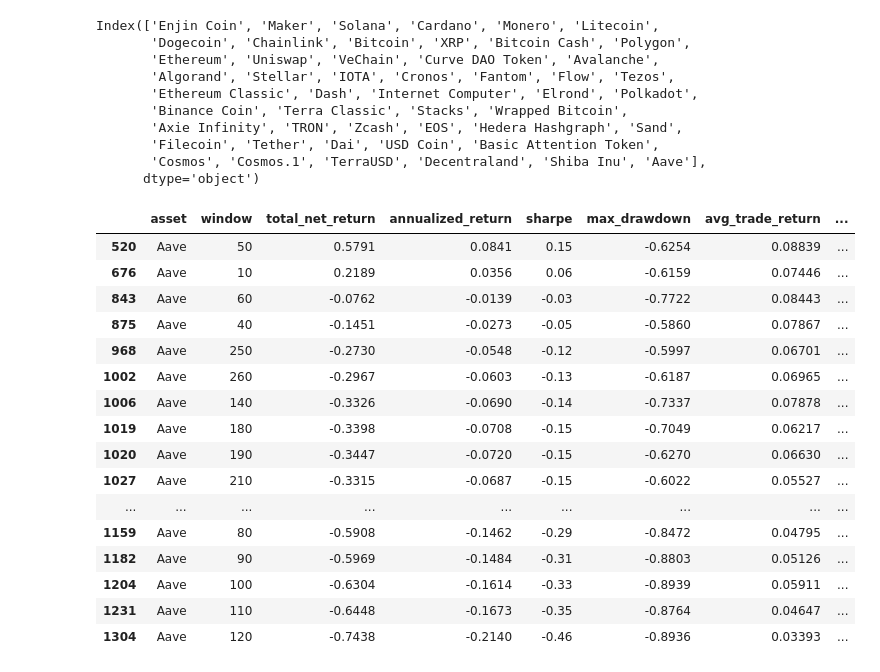
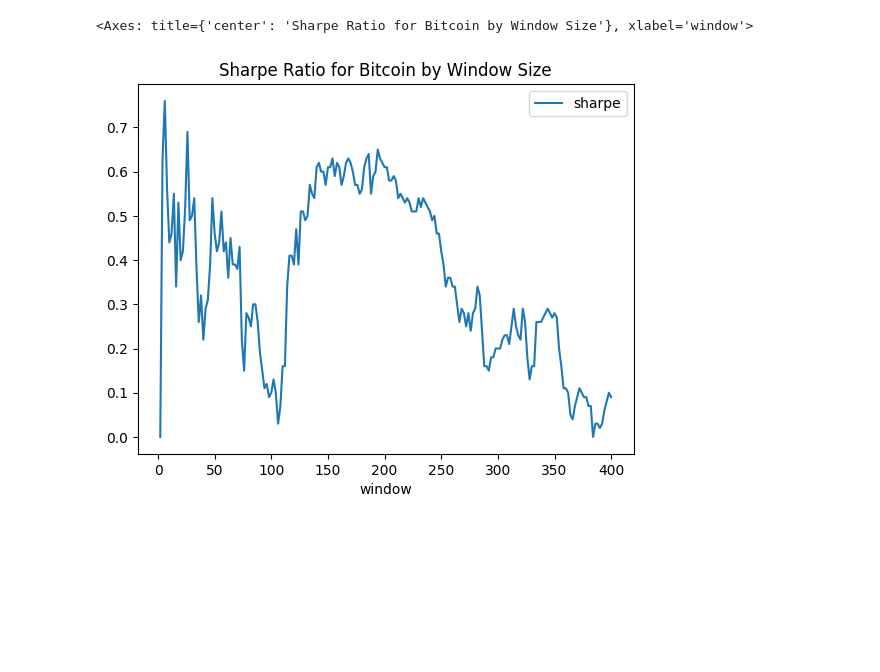
Before and after one commit to ehrJan/Backtester_git, a Jupyter notebook: main_basic.ipynb, the cells around one changed output. Drawn from its saved outputs; the diff is of its cells as text; code cells hidden in the pictures; blank space fills up the shorter version.

```diff
--- a/main_basic.ipynb
+++ b/main_basic.ipynb
@@ -63,34 +83,7 @@ results_df.head(50)
-# %%
-xls.columns
-# %% [output]
-Index(['Enjin Coin', 'Maker', 'Solana', 'Cardano', 'Monero', 'Litecoin',
-       'Dogecoin', 'Chainlink', 'Bitcoin', 'XRP', 'Bitcoin Cash', 'Polygon',
-       'Ethereum', 'Uniswap', 'VeChain', 'Curve DAO Token', 'Avalanche',
-       'Algorand', 'Stellar', 'IOTA', 'Cronos', 'Fantom', 'Flow', 'Tezos',
-       'Ethereum Classic', 'Dash', 'Internet Computer', 'Elrond', 'Polkadot',
-       'Binance Coin', 'Terra Classic', 'Stacks', 'Wrapped Bitcoin',
-       'Axie Infinity', 'TRON', 'Zcash', 'EOS', 'Hedera Hashgraph', 'Sand',
-       'Filecoin', 'Tether', 'Dai', 'USD Coin', 'Basic Attention Token',
-       'Cosmos', 'Cosmos.1', 'TerraUSD', 'Decentraland', 'Shiba Inu', 'Aave'],
-      dtype='object')
-# %%
-results_df[results_df["asset"] == 'Aave'].sort_values(by="sharpe", ascending=False)
-# %% [output]
-|  | asset | window | total_net_return | annualized_return | sharpe | max_drawdown | avg_trade_return | ... |
-| 520 | Aave | 50 | 0.5791 | 0.0841 | 0.15 | -0.6254 | 0.08839 | ... |
-| 676 | Aave | 10 | 0.2189 | 0.0356 | 0.06 | -0.6159 | 0.07446 | ... |
-| 843 | Aave | 60 | -0.0762 | -0.0139 | -0.03 | -0.7722 | 0.08443 | ... |
-| 875 | Aave | 40 | -0.1451 | -0.0273 | -0.05 | -0.5860 | 0.07867 | ... |
-| 968 | Aave | 250 | -0.2730 | -0.0548 | -0.12 | -0.5997 | 0.06701 | ... |
-| 1002 | Aave | 260 | -0.2967 | -0.0603 | -0.13 | -0.6187 | 0.06965 | ... |
-| 1006 | Aave | 140 | -0.3326 | -0.0690 | -0.14 | -0.7337 | 0.07878 | ... |
-| 1019 | Aave | 180 | -0.3398 | -0.0708 | -0.15 | -0.7049 | 0.06217 | ... |
-| 1020 | Aave | 190 | -0.3447 | -0.0720 | -0.15 | -0.6270 | 0.06630 | ... |
-| 1027 | Aave | 210 | -0.3315 | -0.0687 | -0.15 | -0.6022 | 0.05527 | ... |
-| ... | ... | ... | ... | ... | ... | ... | ... | ... |
-| 1159 | Aave | 80 | -0.5908 | -0.1462 | -0.29 | -0.8472 | 0.04795 | ... |
-| 1182 | Aave | 90 | -0.5969 | -0.1484 | -0.31 | -0.8803 | 0.05126 | ... |
-| 1204 | Aave | 100 | -0.6304 | -0.1614 | -0.33 | -0.8939 | 0.05911 | ... |
-| 1231 | Aave | 110 | -0.6448 | -0.1673 | -0.35 | -0.8764 | 0.04647 | ... |
-| 1304 | Aave | 120 | -0.7438 | -0.2140 | -0.46 | -0.8936 | 0.03393 | ... |
+# %%
+a=results_df[results_df["asset"] == 'Ethereum'].sort_values(by="window", ascending=False)
+a[["window","sharpe"]].plot(x="window", y="sharpe", kind="line", title=f"Sharpe Ratio for Bitcoin by Window Size")
+# %% [output]
+<Axes: title={'center': 'Sharpe Ratio for Bitcoin by Window Size'}, xlabel='window'>
+[figure, added]
 # %%
```
Also changed, not shown: parts of 4 cells of this notebook, 3 other files.
